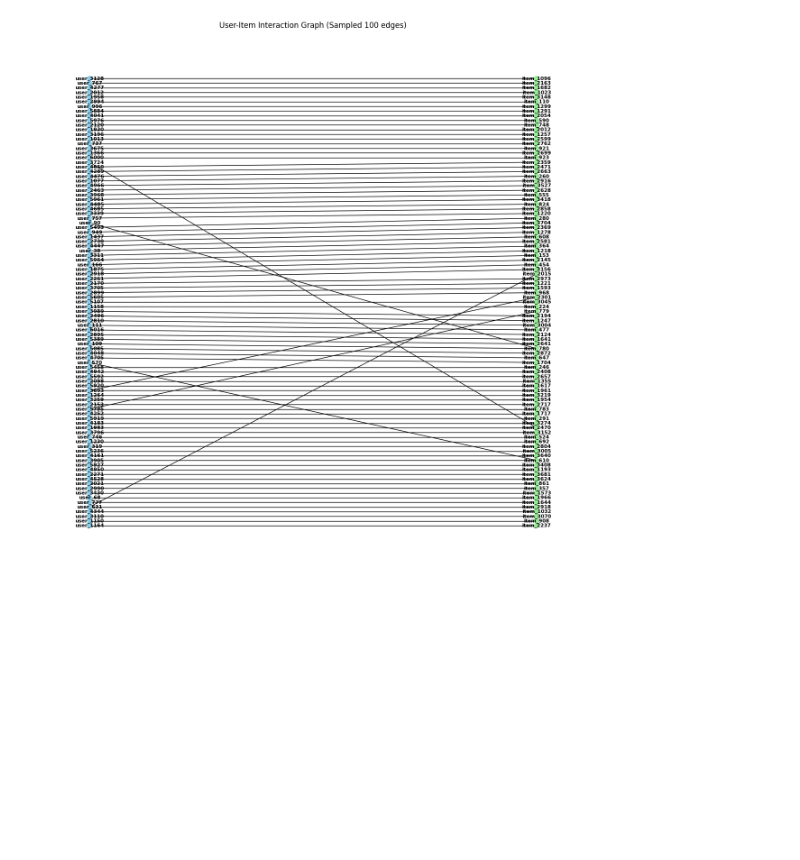
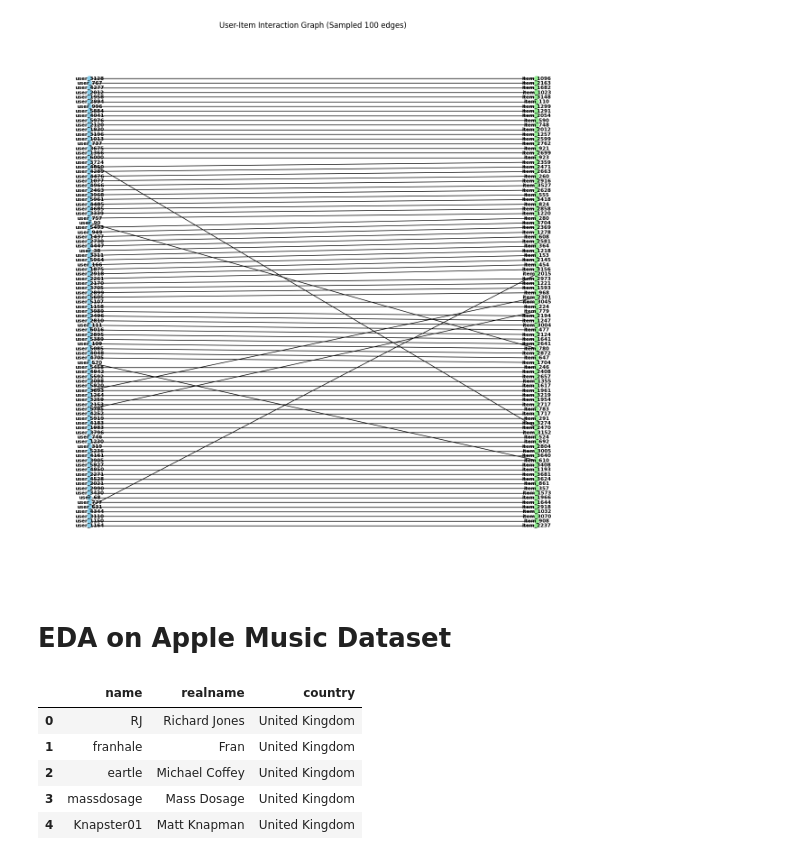
Before and after one commit to ayalaa04/BiasedUserHistorySynthesisFork, a Jupyter notebook: viz.ipynb, the cells around one changed output. Saved outputs shown, nothing was run; the diff lists cells and outputs as text; code cells hidden in the pictures; blank space fills up the shorter version.

```diff
--- a/viz.ipynb
+++ b/viz.ipynb
@@ -97,3 +97,22 @@ igraph = MovielensInteractionGraph(user_data, item_data, edges)
 visualize_interaction_graph(igraph, sample_size=100)
 # %% [output]
 [figure]
+# %% [markdown]
+# EDA on Apple Music Dataset
+# %%
+# Import necessary libraries
+import pandas as pd
+import matplotlib.pyplot as plt
+
+# Load the DataFrame from the CSV file
+df_user = pd.read_csv('user_info.csv')
+
+# Display the DataFrame
+df_user.head()
+# %% [output]
+|  | name | realname | country |
+| 0 | RJ | Richard Jones | United Kingdom |
+| 1 | franhale | Fran | United Kingdom |
+| 2 | eartle | Michael Coffey | United Kingdom |
+| 3 | massdosage | Mass Dosage | United Kingdom |
+| 4 | Knapster01 | Matt Knapman | United Kingdom |
```
Also changed, not shown: parts of 12 cells of this notebook, 13 other files.
